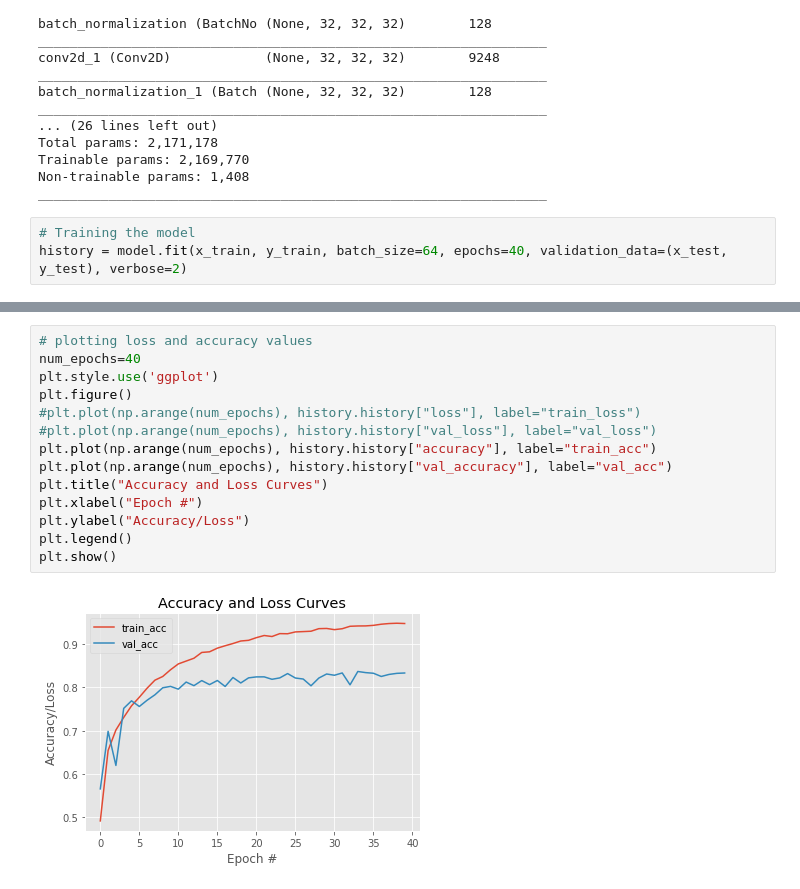
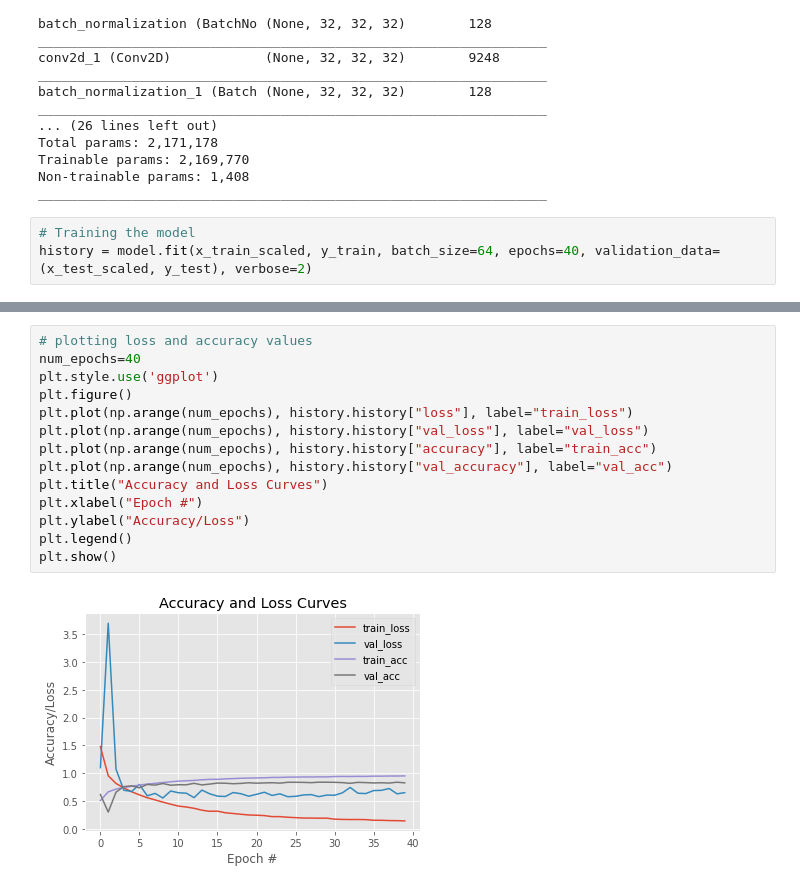
Before and after one commit to vasugupta9/DeepLearningProjects, a Jupyter notebook: CIFAR10_Image_Classifier/Cifar10_ImageClassifier.ipynb, the cells around one changed output, grey strips where cells are left out. Drawn from its saved outputs; the diff is of its cells as text.

```diff
--- a/CIFAR10_Image_Classifier/Cifar10_ImageClassifier.ipynb
+++ b/CIFAR10_Image_Classifier/Cifar10_ImageClassifier.ipynb
@@ -73,6 +73,6 @@ Non-trainable params: 1,408
 _________________________________________________________________
 # %%
 # Training the model
-history = model.fit(x_train, y_train, batch_size=64, epochs=40, validation_data=(x_test, y_test), verbose=2)
+history = model.fit(x_train_scaled, y_train, batch_size=64, epochs=40, validation_data=(x_test_scaled, y_test), verbose=2)
 # %% [output]
 Epoch 1/40
@@ -95,16 +95,16 @@ Epoch 40/40
 # %%
 # plotting loss and accuracy values
 num_epochs=40
 plt.style.use('ggplot')
 plt.figure()
-#plt.plot(np.arange(num_epochs), history.history["loss"], label="train_loss")
-#plt.plot(np.arange(num_epochs), history.history["val_loss"], label="val_loss")
+plt.plot(np.arange(num_epochs), history.history["loss"], label="train_loss")
+plt.plot(np.arange(num_epochs), history.history["val_loss"], label="val_loss")
 plt.plot(np.arange(num_epochs), history.history["accuracy"], label="train_acc")
 plt.plot(np.arange(num_epochs), history.history["val_accuracy"], label="val_acc")
 plt.title("Accuracy and Loss Curves")
 plt.xlabel("Epoch #")
 plt.ylabel("Accuracy/Loss")
 plt.legend()
 plt.show()
 # %% [output]
-[figure, old version]
+[figure, new version]
```
Also changed, not shown: parts of 2 cells of this notebook.
